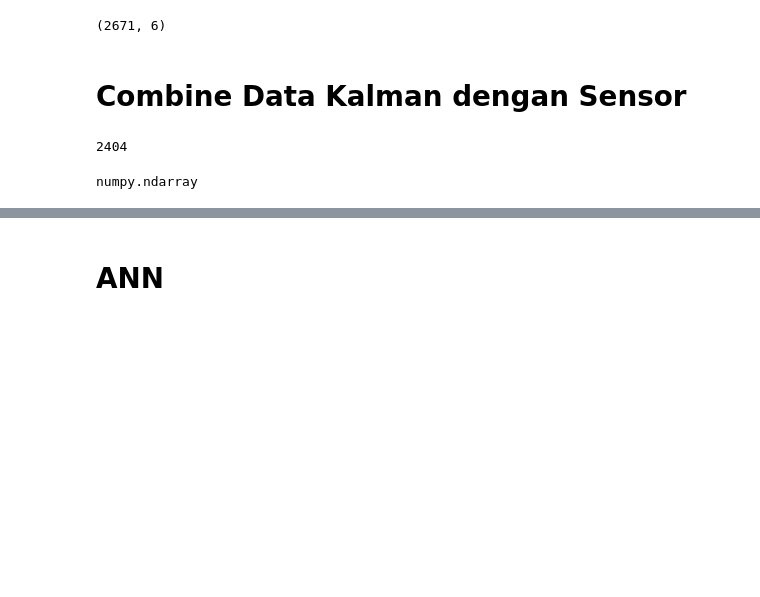
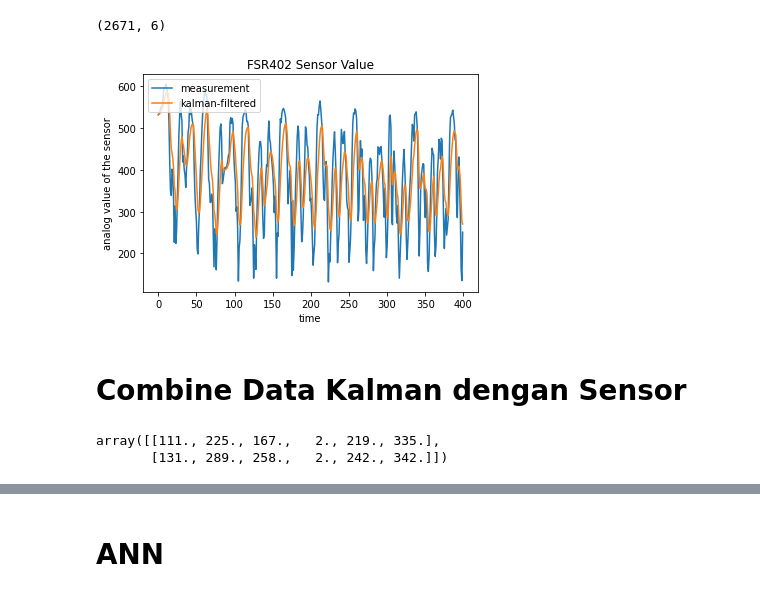
Before and after one commit to putraaryawinata/Prosthetics-Project, a Jupyter notebook: PreprocessingKakiBionic.ipynb, the cells around one changed output, grey strips where cells are left out. Cells and saved outputs as stored; diff of their text form; code cells hidden in the pictures; blank space fills up the shorter version.

```diff
--- a/PreprocessingKakiBionic.ipynb
+++ b/PreprocessingKakiBionic.ipynb
@@ -107,3 +115,9 @@ signal_turun_tangga = signal_turun_tangga.astype(float)
 signal_turun_tangga.shape
 # %% [output]
 (2671, 6)
+# %%
+kalman_sensor_naik_tangga, _, _ = kalman_filter(signal_naik_tangga, init_val = None, init_sd = 0.5, measure_sd = 0.1315, Q = 0.01)
+kalman_sensor_turun_tangga, _, _ = kalman_filter(signal_turun_tangga, init_val = None, init_sd = 0.5, measure_sd = 0.1315, Q = 0.01)
+# %%
+kalman_sensor_naik_tangga = kalman_sensor_naik_tangga.reshape(2903, 6)
+kalman_sensor_turun_tangga = kalman_sensor_turun_tangga.reshape(2671, 6)
@@ -110,9 +129,15 @@ signal_turun_tangga.shape
+# %%
+plt.plot(signal_naik_tangga[:400, 5], label = "measurement")
+plt.plot(kalman_sensor_naik_tangga[:400, 5], label = "kalman-filtered")
+plt.xlabel('time')
+plt.ylabel('analog value of the sensor')
+plt.title('FSR402 Sensor Value')
+plt.legend(loc='upper left')
+plt.show()
+# %% [output]
+[figure, added]
 # %% [markdown]
 # Combine Data Kalman dengan Sensor
-# %%
-267 + 2137
-# %% [output]
-2404
 # %%
 # Data Sudut
 kalman_naik_tangga = kalman_naik_tangga[:len(signal_naik_tangga)]
@@ -133,7 +158,8 @@ x_test = signal_naik_tangga[2613:]
 x_train = np.append(x_train, signal_turun_tangga[:2137], axis=0)
 x_valid = np.append(x_valid, signal_turun_tangga[2137: 2404], axis=0)
 x_test = np.append(x_test, signal_turun_tangga[2404:], axis=0)
-# %%
-type(x_train)
-# %% [output]
-numpy.ndarray
+# %%
+x_test[:2]
+# %% [output]
+array([[111., 225., 167.,   2., 219., 335.],
+       [131., 289., 258.,   2., 242., 342.]])
```
Also changed, not shown: parts of 46 cells of this notebook.
